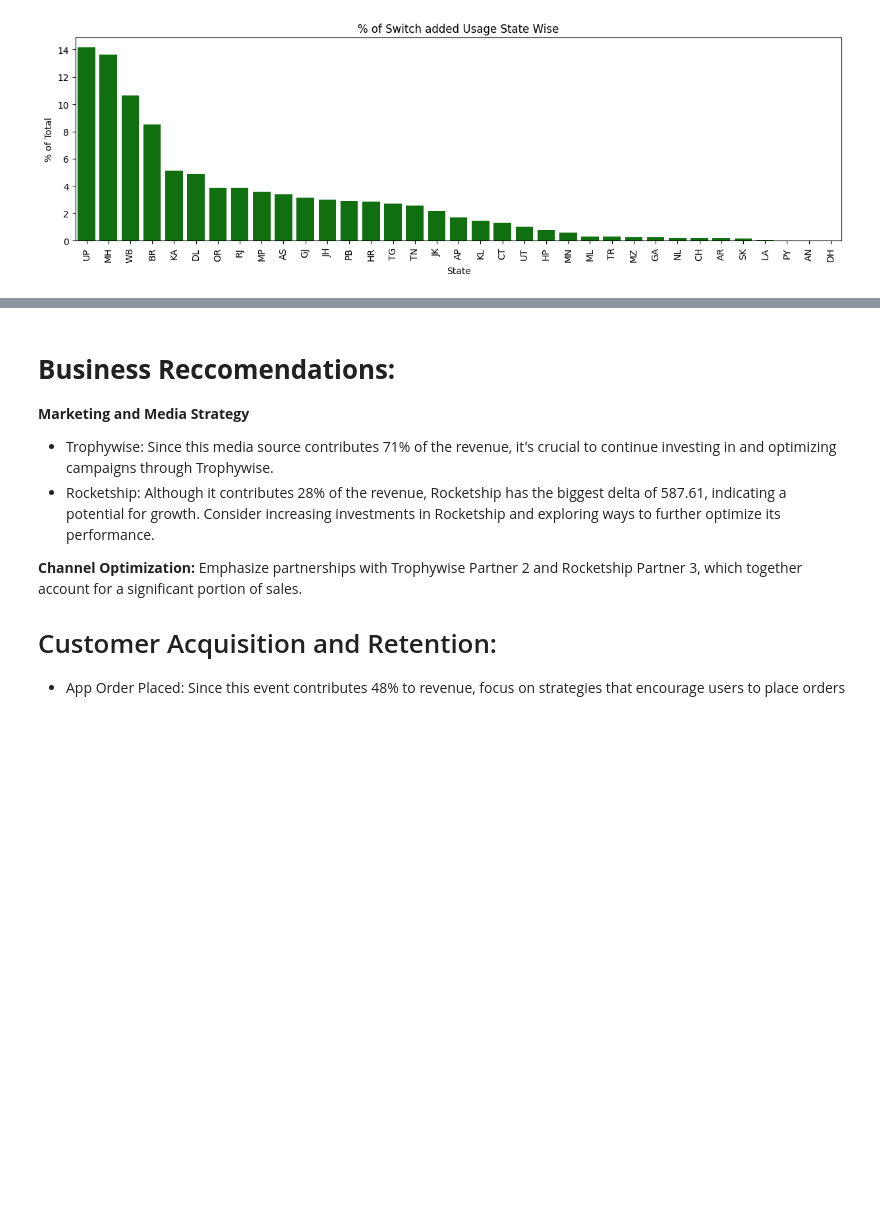
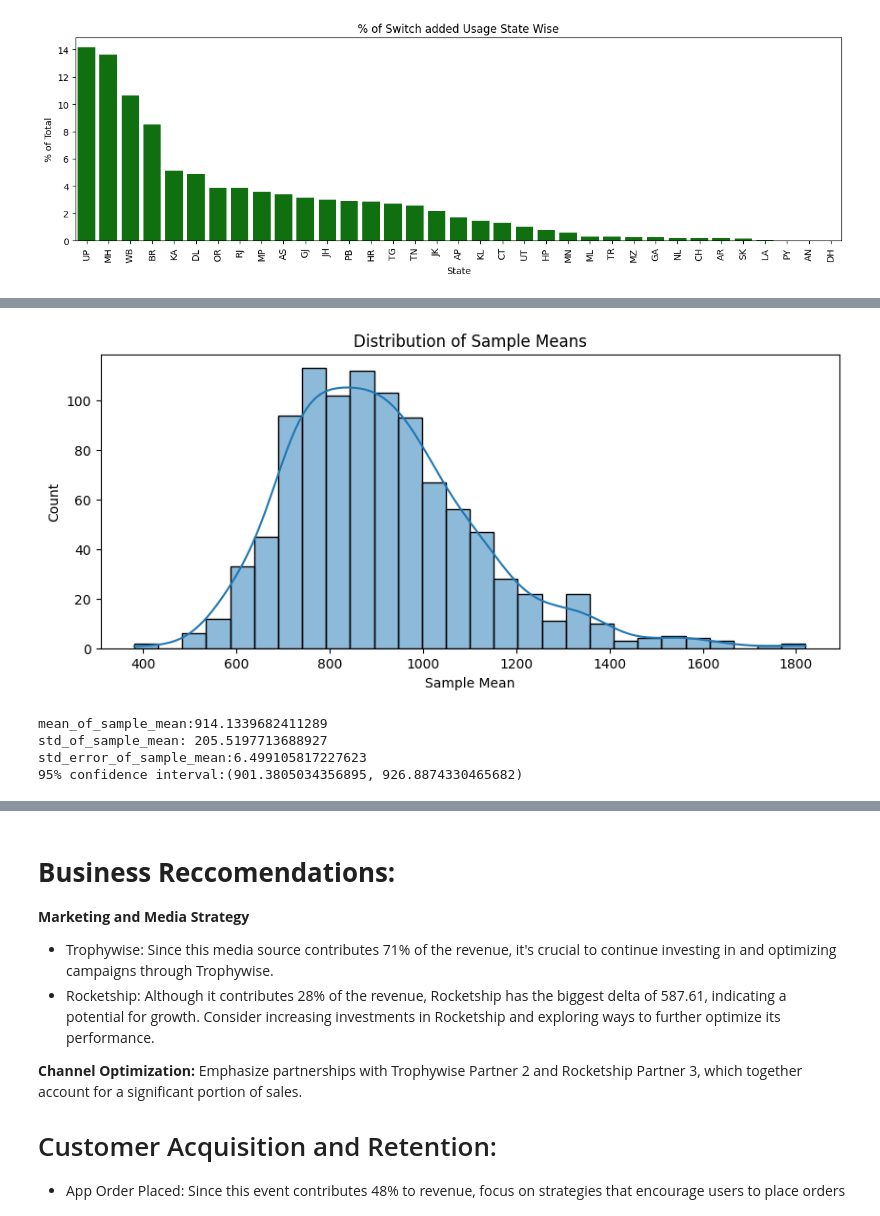
Before and after one commit to kushwahapriya878/Code-Creations, a Jupyter notebook: Truemeds_Business_Case.ipynb, the cells around one changed output, grey strips where cells are left out. Saved outputs shown, nothing was run; the diff lists cells and outputs as text; code cells hidden in the pictures; blank space fills up the shorter version.

```diff
--- a/Truemeds_Business_Case.ipynb
+++ b/Truemeds_Business_Case.ipynb
@@ -878,0 +896,34 @@ plt.show()
+# %%
+sample_means=[]
+sample_size=30
+
+for i in range(1000):
+  sample=df_c['Event Revenue'].sample(sample_size)
+  sample_means.append(sample.mean())
+# %%
+plt.figure(figsize=(10, 4))
+sns.histplot(sample_means, kde=True)
+plt.title('Distribution of Sample Means')
+plt.xlabel('Sample Mean')
+plt.show()
+# %% [output]
+[figure, added]
+# %%
+mean_of_sample_means= np.mean(sample_means)
+print(f'mean_of_sample_mean:{mean_of_sample_means}')
+
+std_of_sample_mean = np.std(sample_means)
+print(f'std_of_sample_mean: {std_of_sample_mean}')
+
+std_error_of_sample_mean= std_of_sample_mean/np.sqrt(len(sample_means))
+print(f'std_error_of_sample_mean:{std_error_of_sample_mean}')
+
+confidence_level= 0.95
+
+confidence_interval = stats.t.interval(confidence_level, len(sample_means)-1, loc=mean_of_sample_means, scale=std_error_of_sample_mean)
+print(f'95% confidence interval:{confidence_interval}')
+# %% [output]
+mean_of_sample_mean:914.1339682411289
+std_of_sample_mean: 205.5197713688927
+std_error_of_sample_mean:6.499105817227623
+95% confidence interval:(901.3805034356895, 926.8874330465682)
```
Also changed, not shown: parts of 9 cells of this notebook.
